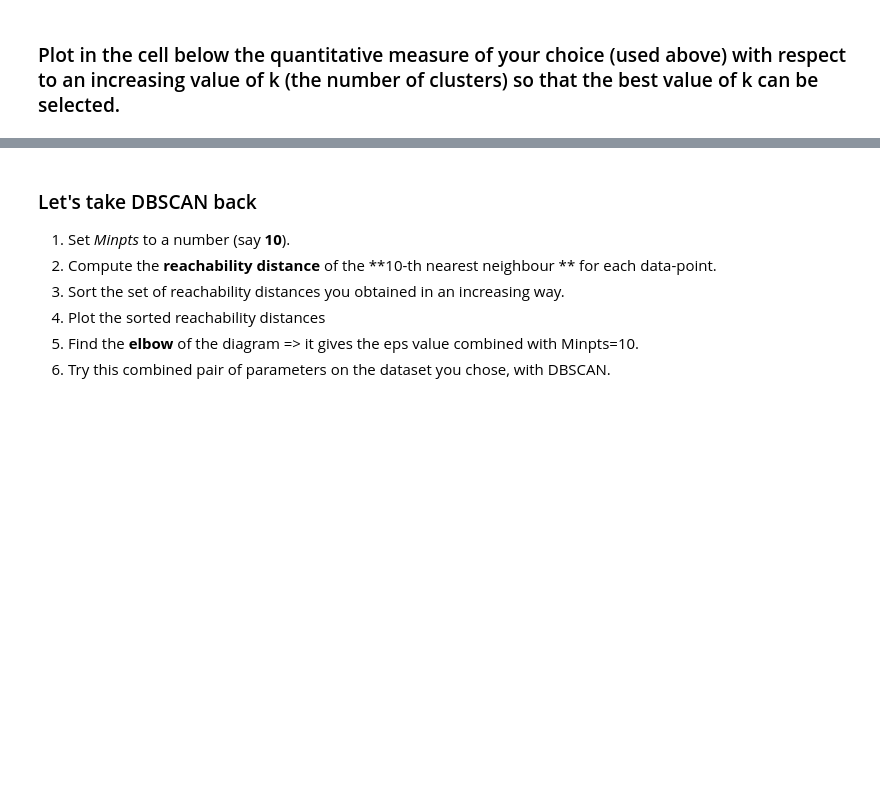
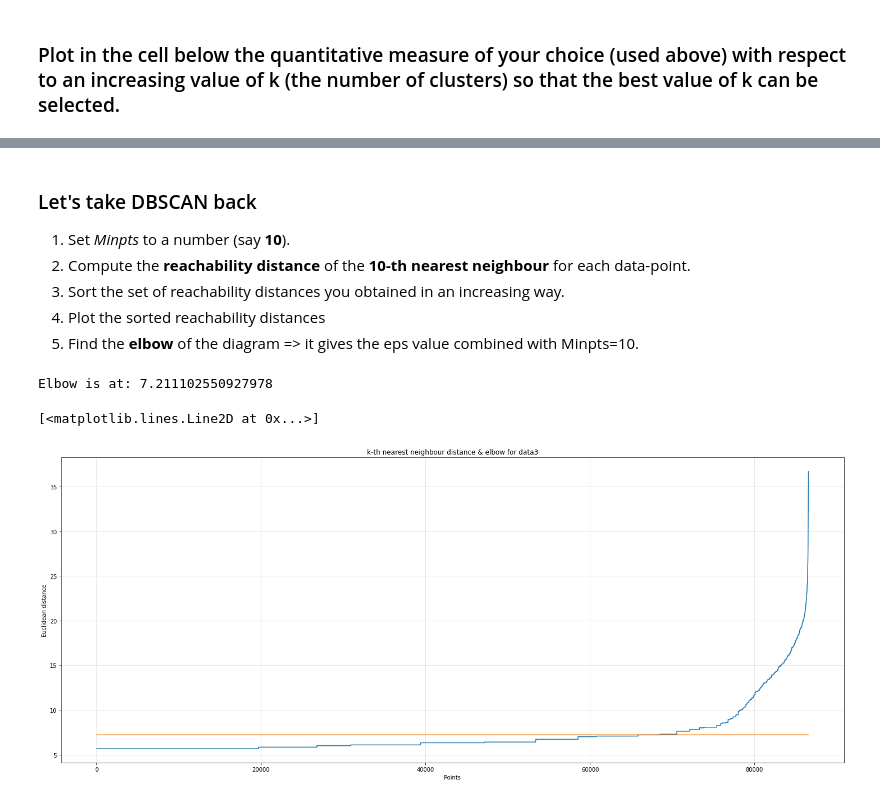
Before and after one commit to lorenzofavaro/machine-learning, a Jupyter notebook: 2. Distance Based Models/clustering.ipynb, the cells around one changed output, grey strips where cells are left out. Cells and saved outputs as stored; diff of their text form; code cells hidden in the pictures; blank space fills up the shorter version.

```diff
--- a/2. Distance Based Models/clustering.ipynb
+++ b/2. Distance Based Models/clustering.ipynb
@@ -216,8 +217,34 @@ for i, result in results.items():
 # %% [markdown]
 ### Let's take DBSCAN back
 1. Set *Minpts* to a number (say **10**).
-2. Compute the **reachability distance** of the **10-th nearest neighbour ** for each data-point.
+2. Compute the **reachability distance** of the **10-th nearest neighbour** for each data-point.
 3. Sort the set of reachability distances you obtained in an increasing way.
 4. Plot the sorted reachability distances
 5. Find the **elbow** of the diagram => it gives the eps value combined with Minpts=10.
-6. Try this combined pair of parameters on the dataset you chose, with DBSCAN.
+# %%
+# https://scikit-learn.org/stable/modules/generated/sklearn.neighbors.NearestNeighbors.html#sklearn.neighbors.NearestNeighbors.kneighbors
+minpts = 100
+
+plt.figure(figsize=(25, 10))
+
+neighbors_learner = NearestNeighbors(n_neighbors=minpts).fit(data3)
+distances, _ = neighbors_learner.kneighbors(data3)
+
+kth_nn_distances = sorted([distance[-1] for distance in distances])
+
+# https://kneed.readthedocs.io/en/stable/parameters.html
+kneedle = KneeLocator(x=kth_nn_distances, y=kth_nn_distances, curve='convex', direction='increasing')
+elbow = kneedle.knee
+
+print(f"Elbow is at: {elbow}")
+
+plt.grid(True, alpha=0.4)
+plt.xlabel('Points')
+plt.ylabel('Euclidean distance')
+plt.title(f'k-th nearest neighbour distance & elbow for data3')
+plt.plot(range(data3.shape[0]), kth_nn_distances)
+plt.plot(range(data3.shape[0]), [elbow] * data3.shape[0])
+# %% [output]
+Elbow is at: 7.211102550927978
+[<matplotlib.lines.Line2D at 0x...>]
+[figure, added]
```
Also changed, not shown: parts of 7 cells of this notebook.
